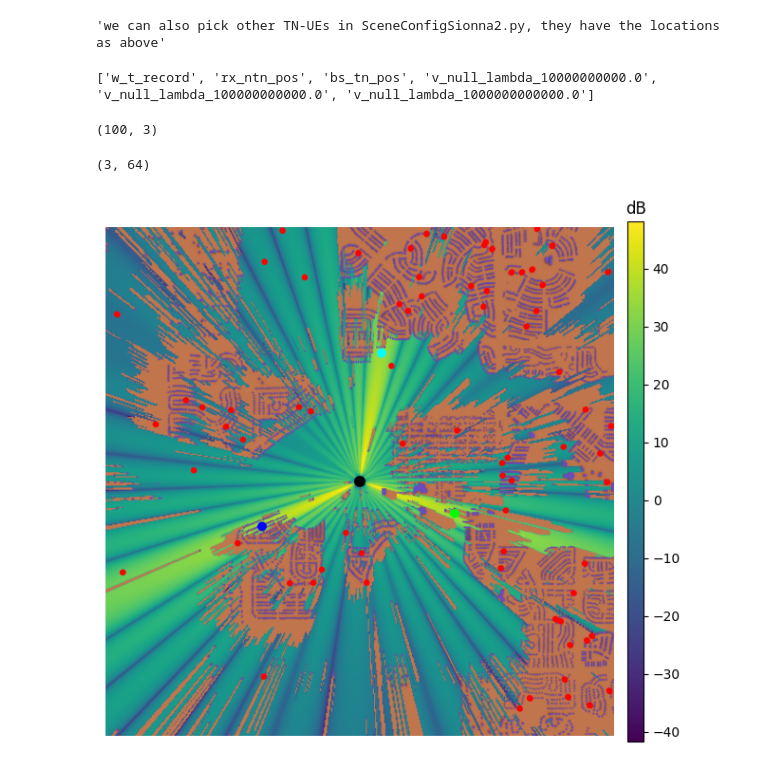
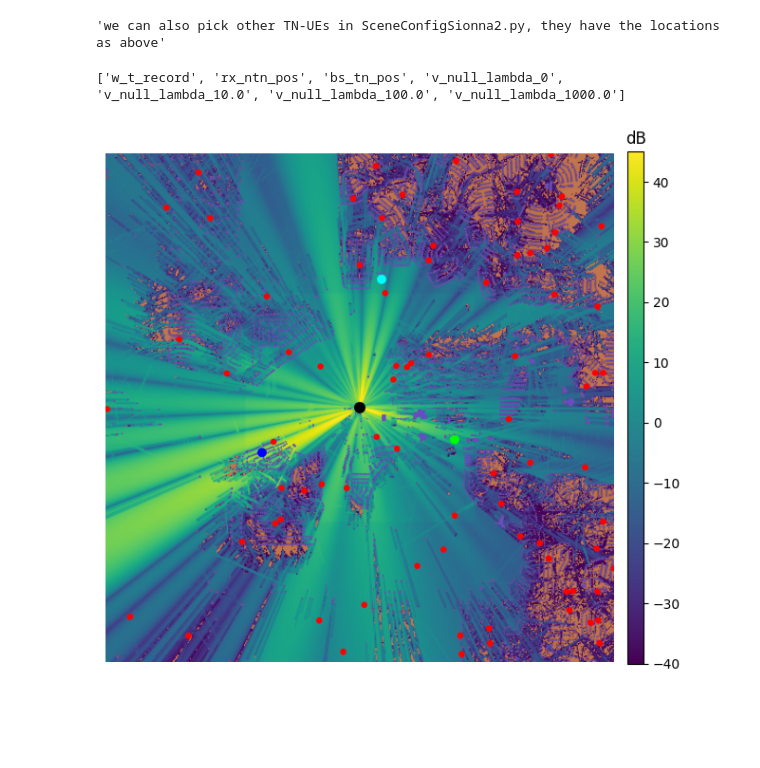
Before and after one commit to Shizhen-Jia/NTN-Nulling, a Jupyter notebook: map_and_pics.ipynb, the cells around one changed output. Drawn from its saved outputs; the diff is of its cells as text; code cells hidden in the pictures; blank space fills up the shorter version.

```diff
--- a/map_and_pics.ipynb
+++ b/map_and_pics.ipynb
@@ -73,19 +77,12 @@ print(data.files)
 v_t = data["w_t_record"].squeeze(-1)
 rx_ntn_pos = data["rx_ntn_pos"]
 bs_tn_pos = data["bs_tn_pos"]
-v_null = data["v_null_lambda_100000000000.0"].squeeze(-1) #
+v_null = data["v_null_lambda_1000.0"].squeeze(-1) #
+v_null0 = data["v_null_lambda_0"].squeeze(-1) #
 # ntn_pos = np.load('left_ntn_pos6.npy')
 ntn_pos = rx_ntn_pos
 # %% [output]
-['w_t_record', 'rx_ntn_pos', 'bs_tn_pos', 'v_null_lambda_10000000000.0', 'v_null_lambda_100000000000.0', 'v_null_lambda_1000000000000.0']
+['w_t_record', 'rx_ntn_pos', 'bs_tn_pos', 'v_null_lambda_0', 'v_null_lambda_10.0', 'v_null_lambda_100.0', 'v_null_lambda_1000.0']
-# %%
-rx_ntn_pos.shape
-# %% [output]
-(100, 3)
-# %%
-v_t.shape
-# %% [output]
-(3, 64)
 # %%
 tx_rows = 4
 tx_cols = 16
@@ -123,7 +120,8 @@ for i in range(nbs):
             color=(0.0, 0.0, 0.0),
             display_radius=display_bs_radius,
             # orientation=[yaw, 0, -0.1745329252]
-            orientation=[yaw, -0.1745329252, 0] #-0.0873
+            # orientation=[yaw, 0.0873, 0] #-0.0873
+            orientation=[yaw, -0.0873 , 0] #-0.0873
             )
         scene.add(tx)
 
@@ -167,37 +165,37 @@ display_radius=display_tn_radius,
 scene.add(rx)
 rx.look_at(tx)
 # %%
-w_t= v_t
+w_t= v_null
 # w_t[:3] = w_t[[0,1,2]]
 precoding_vec_real = mi.TensorXf(w_t.real)
 precoding_vec_imag = mi.TensorXf(w_t.imag)
 
 precoding_vec = (precoding_vec_real,
                  precoding_vec_imag)
 
 # precoding_vec = (precoding_vec_imag,
 #                  precoding_vec_real)
 rm_solver = RadioMapSolver()
 rm = rm_solver(scene,
-               max_depth=0,           # Maximum number of ray scene interactions
+               max_depth=3,           # Maximum number of ray scene interactions
                samples_per_tx=10**9 , # If you increase: less noise, but more memory required
                precoding_vec=precoding_vec,
                cell_size=(10, 10),      # Resolution of the radio map
                center=[0, 0, 0.1],      # Center of the radio map
                size=[6000, 6000],       # Total size of the radio map
                orientation=[0, 0, 0])
 # rm.show(metric="path_gain" );
 from sionna.rt import Camera
 my_cam = Camera(position=[0,0, 6000], look_at=[0, 0, 0])
 
 scene.render(camera=my_cam,
               radio_map= rm,
                 #    paths=paths,
                    resolution=(8000, 8000),
                    rm_show_color_bar=True,
-                  #  rm_vmin = -25,
-                  #  rm_vmax = 45,
+                   rm_vmin = -40,
+                   rm_vmax = 45,
                    rm_metric='inr_ntn',
                    num_samples=64);
 # %% [output]
-[figure, old version]
+[figure, new version]
```
Also changed, not shown: parts of 3 cells of this notebook, 5 other files.
